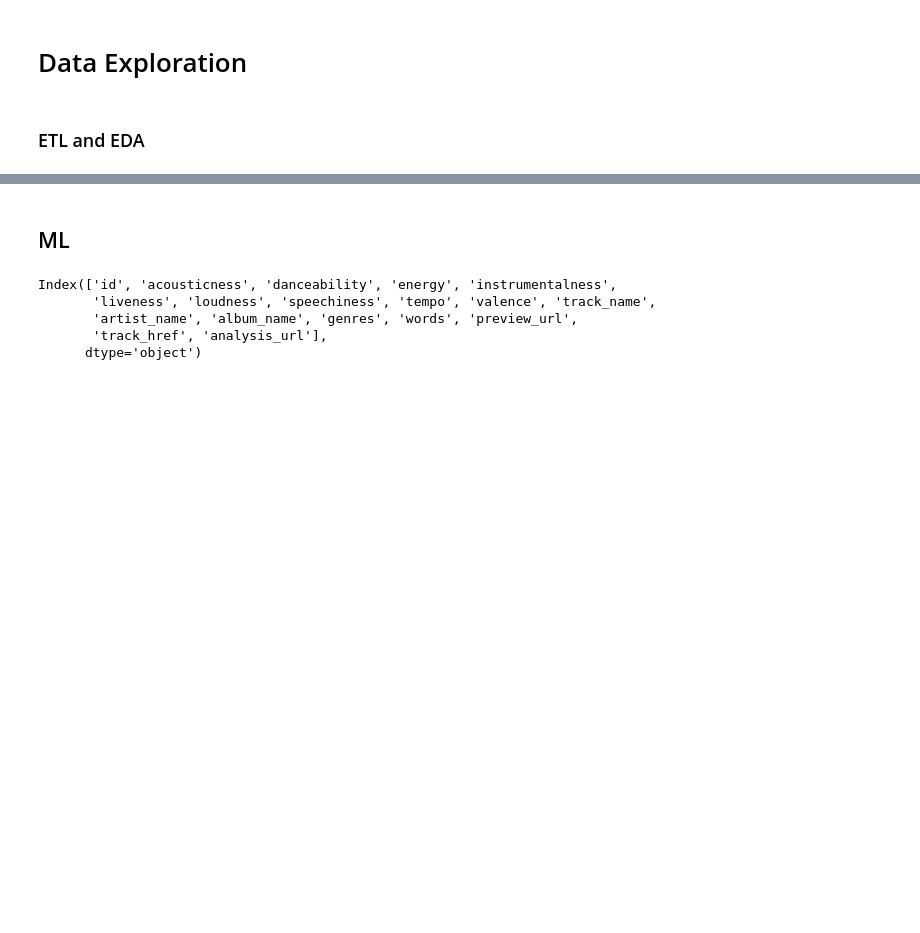
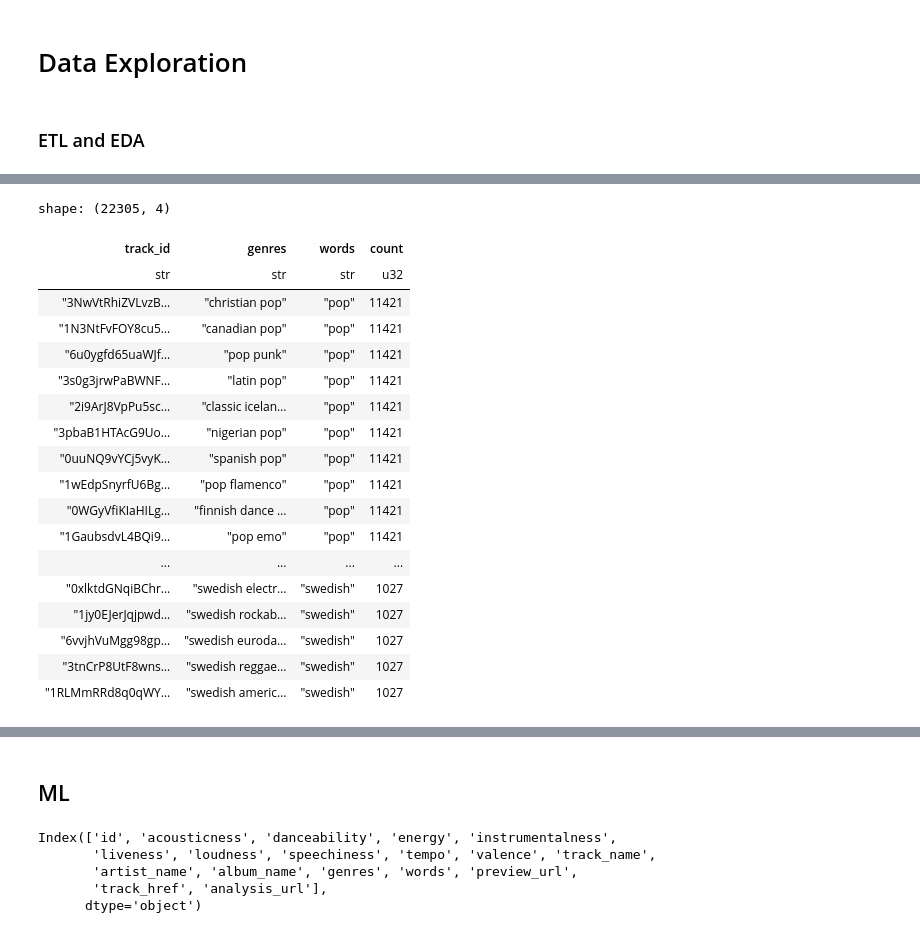
Before and after one commit to dejse/spotify-recommendation-streamlit, a Jupyter notebook: notebooks/E2E.ipynb, the cells around one changed output, grey strips where cells are left out. Saved outputs shown, nothing was run; the diff lists cells and outputs as text; code cells hidden in the pictures; blank space fills up the shorter version.

```diff
--- a/notebooks/E2E.ipynb
+++ b/notebooks/E2E.ipynb
@@ -55,6 +55,70 @@ con.table("tracks").limit(3).df()
 | 0 | 0 | 0.294 | 0D3QufeCudpQANOR7luqdr | https://api.spotify.com/v1/audio-... | ['3mxJuHRn2ZWD5OofvJtDZY'] | ['AD', 'AE', 'AR', 'AT', 'AU', 'B... | BE | 0.698 | ... |
 | 1 | 1 | 0.863 | 1bcqsH5UyTBzmh9YizdsBE | https://api.spotify.com/v1/audio-... | ['4xWMewm6CYMstu0sPgd9jJ'] | ['AD', 'AE', 'AR', 'AT', 'AU', 'B... | BE | 0.719 | ... |
 | 2 | 2 | 0.750 | 4tKijjmxGClg4JOLAyo2qE | https://api.spotify.com/v1/audio-... | ['3hYaK5FF3YAglCj5HZgBnP'] | ['GB'] | BE | 0.466 | ... |
+# %%
+df = con.query("select track_id, genres from artists").pl()
+
+# Explode genre array into rows for each genre
+df = (
+    df.with_columns(
+        pl.col("genres").str.replace("^\[\]$", "NoGenre").str.replace_all("hip hop", "hiphop")
+    ).with_columns(
+        pl.col("genres").str.strip("[]").str.replace_all("'", "").str.split(", ")
+    )
+    .explode("genres")
+    .unique()
+)
+
+# Explode each genre into words
+df = (
+    df.with_columns(
+        pl.col("genres").str.split(" ").alias("words")
+    )
+    .explode("words")
+    .filter(pl.col("words") != "")
+)
+
+# Get top 25 words
+top25 = (
+    df
+    .groupby("words")
+    .agg([
+        pl.count("words").alias("count"),
+    ])
+    .filter(pl.col("words") != "NoGenre")
+    .sort("count", descending=True)
+    .limit(25)
+)
+
+# final genre df
+genre = (
+    df
+    .join(top25, on="words", how="left")
+    .sort("count", descending=True)
+    .unique(subset="track_id", keep="first")
+    .filter(pl.col("count") > 0)
+)
+genre
+# %% [output]
+shape: (22305, 4)
+| track_id | genres | words | count |
+| str | str | str | u32 |
+| "3NwVtRhiZVLvzB… | "christian pop" | "pop" | 11421 |
+| "1N3NtFvFOY8cu5… | "canadian pop" | "pop" | 11421 |
+| "6u0ygfd65uaWJf… | "pop punk" | "pop" | 11421 |
+| "3s0g3jrwPaBWNF… | "latin pop" | "pop" | 11421 |
+| "2i9ArJ8VpPu5sc… | "classic icelan… | "pop" | 11421 |
+| "3pbaB1HTAcG9Uo… | "nigerian pop" | "pop" | 11421 |
+| "0uuNQ9vYCj5vyK… | "spanish pop" | "pop" | 11421 |
+| "1wEdpSnyrfU6Bg… | "pop flamenco" | "pop" | 11421 |
+| "0WGyVfiKIaHILg… | "finnish dance … | "pop" | 11421 |
+| "1GaubsdvL4BQi9… | "pop emo" | "pop" | 11421 |
+| ... | ... | ... | ... |
+| "0xlktdGNqiBChr… | "swedish electr… | "swedish" | 1027 |
+| "1jy0EJerJqjpwd… | "swedish rockab… | "swedish" | 1027 |
+| "6vvjhVuMgg98gp… | "swedish euroda… | "swedish" | 1027 |
+| "3tnCrP8UtF8wns… | "swedish reggae… | "swedish" | 1027 |
+| "1RLMmRRd8q0qWY… | "swedish americ… | "swedish" | 1027 |
 # %%
 # Construct Genre Table (with Polars because it's faster than pandas)
 def create_genre_table(con: duckdb.DuckDBPyConnection):
```
Also changed, not shown: parts of 6 cells of this notebook.
